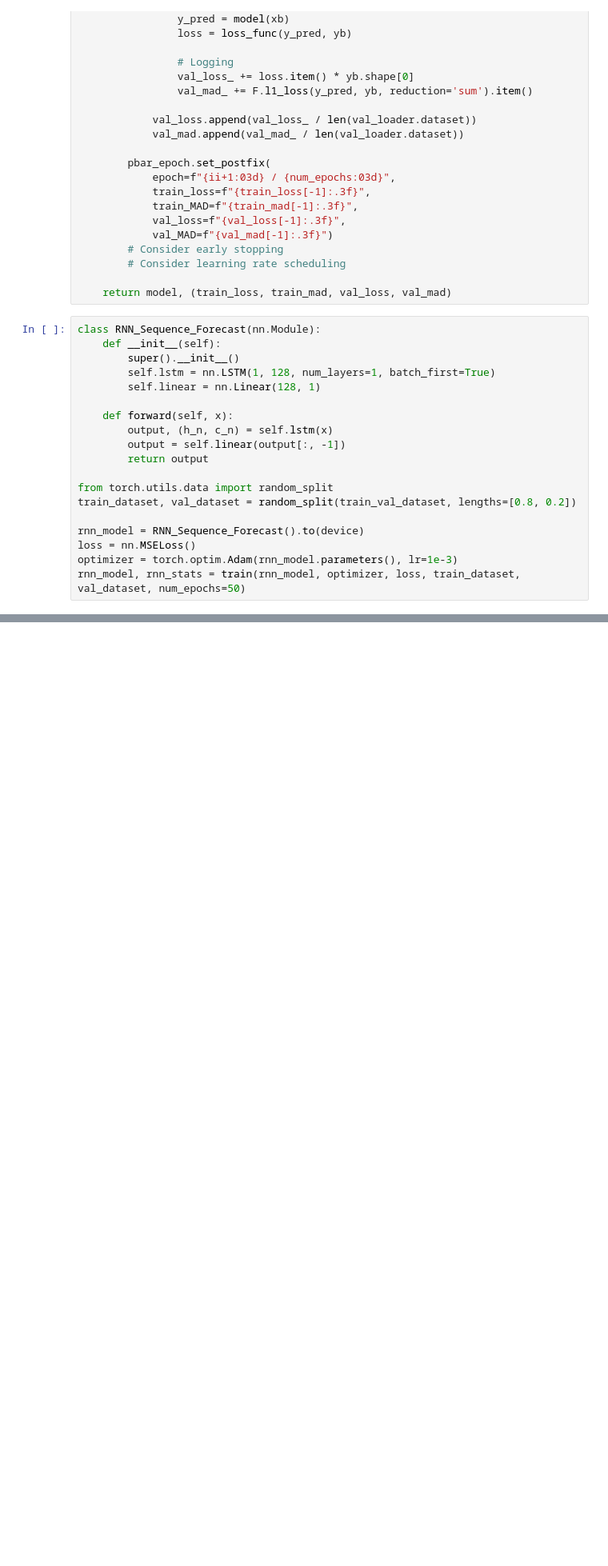
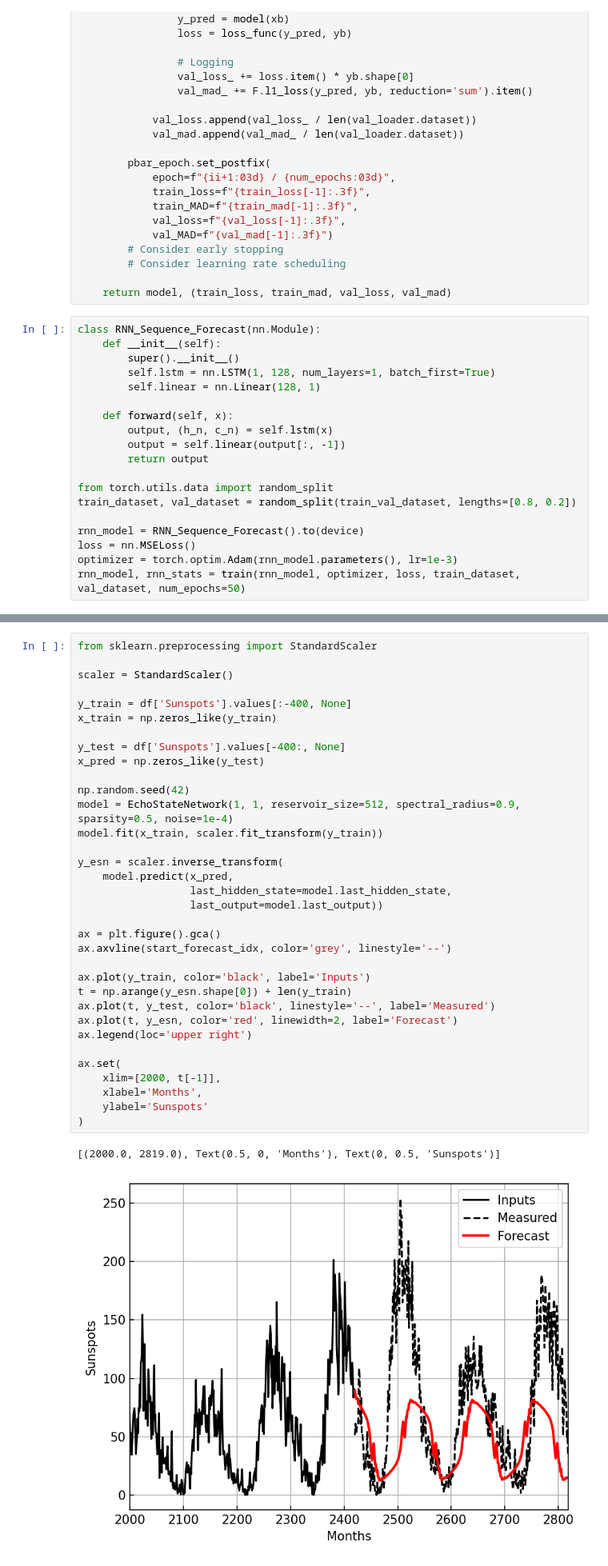
Before and after one commit to colen-teaching/DATA442-Fall-2026, a Jupyter notebook: notebooks/future/13.1_RNN_forecasting.ipynb, the cells around one changed output, grey strips where cells are left out. Shown at 80% size. Drawn from its saved outputs; the diff is of its cells as text; blank space fills up the shorter version.

```diff
--- a/notebooks/future/13.1_RNN_forecasting.ipynb
+++ b/notebooks/future/13.1_RNN_forecasting.ipynb
@@ -355,0 +385,37 @@ test_dataset.seq_len
+# %%
+from sklearn.preprocessing import StandardScaler
+
+scaler = StandardScaler()
+
+y_train = df['Sunspots'].values[:-400, None]
+x_train = np.zeros_like(y_train)
+
+y_test = df['Sunspots'].values[-400:, None]
+x_pred = np.zeros_like(y_test)
+
+np.random.seed(42)
+model = EchoStateNetwork(1, 1, reservoir_size=512, spectral_radius=0.9, sparsity=0.5, noise=1e-4)
+model.fit(x_train, scaler.fit_transform(y_train))
+
+y_esn = scaler.inverse_transform(
+    model.predict(x_pred,
+                  last_hidden_state=model.last_hidden_state,
+                  last_output=model.last_output))
+
+ax = plt.figure().gca()
+ax.axvline(start_forecast_idx, color='grey', linestyle='--')
+
+ax.plot(y_train, color='black', label='Inputs')
+t = np.arange(y_esn.shape[0]) + len(y_train)
+ax.plot(t, y_test, color='black', linestyle='--', label='Measured')
+ax.plot(t, y_esn, color='red', linewidth=2, label='Forecast')
+ax.legend(loc='upper right')
+
+ax.set(
+    xlim=[2000, t[-1]],
+    xlabel='Months',
+    ylabel='Sunspots'
+)
+# %% [output]
+[(2000.0, 2819.0), Text(0.5, 0, 'Months'), Text(0, 0.5, 'Sunspots')]
+[figure, added]
```
Also changed, not shown: parts of 8 cells of this notebook, 3 other files.
